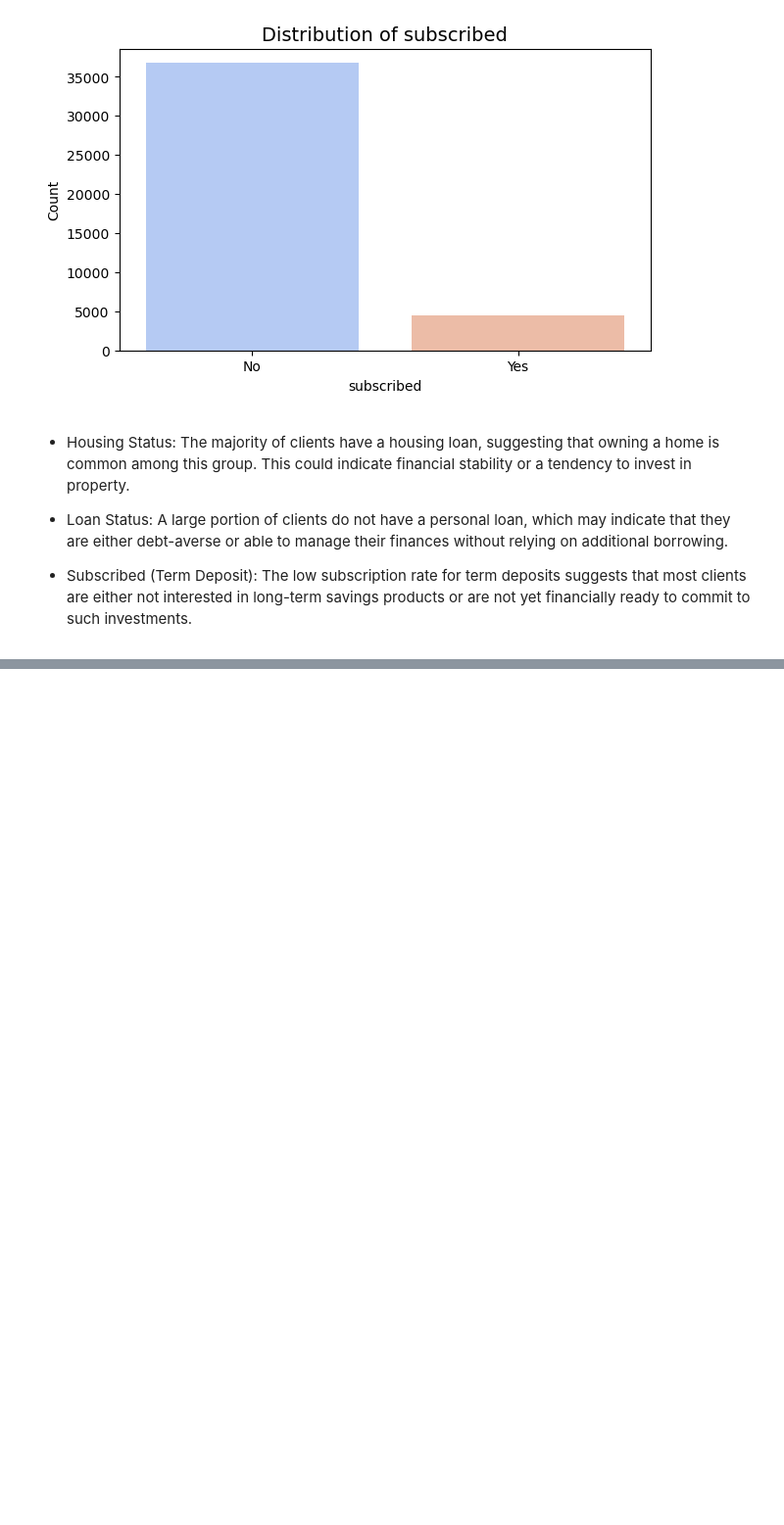
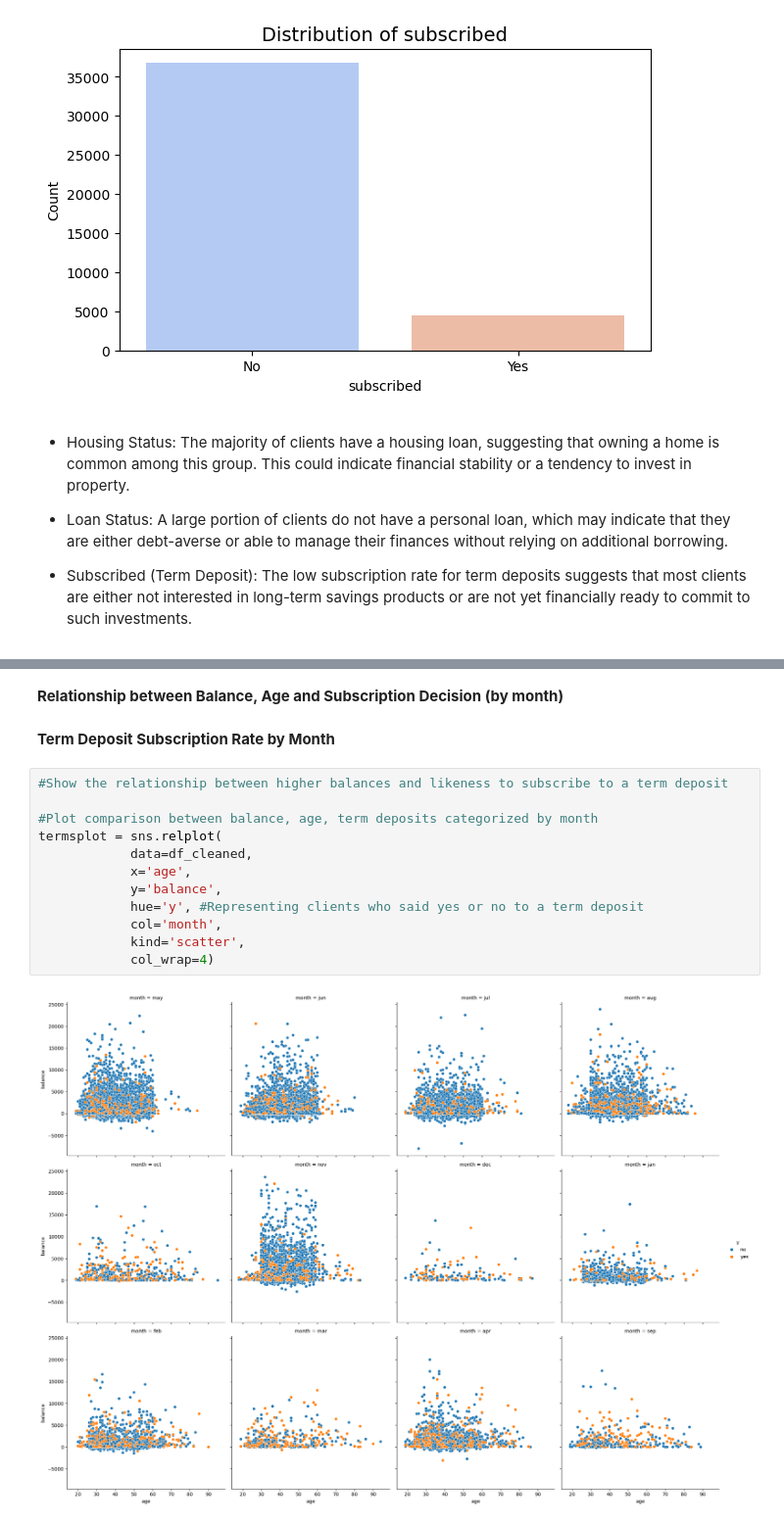
Before and after one commit to yarobinson/Bank-Marketing-Project-Team-15, a Jupyter notebook: experiments/Data-Preprocessing.ipynb, the cells around one changed output, grey strips where cells are left out. Shown at 98% size. Saved outputs shown, nothing was run; the diff lists cells and outputs as text; blank space fills up the shorter version.

```diff
--- a/experiments/Data-Preprocessing.ipynb
+++ b/experiments/Data-Preprocessing.ipynb
@@ -407,0 +563,18 @@ Passing `palette` without assigning `hue` is deprecated and will be removed in v
+# %% [markdown]
+**Relationship between Balance, Age and Subscription Decision (by month)**
+# %% [markdown]
+**Term Deposit Subscription Rate by Month**
+# %%
+#Show the relationship between higher balances and likeness to subscribe to a term deposit
+
+#Plot comparison between balance, age, term deposits categorized by month
+termsplot = sns.relplot(
+            data=df_cleaned,
+            x='age',
+            y='balance',
+            hue='y', #Representing clients who said yes or no to a term deposit
+            col='month',
+            kind='scatter',
+            col_wrap=4)
+# %% [output]
+[figure, added]
```
Also changed, not shown: parts of 13 cells of this notebook.
